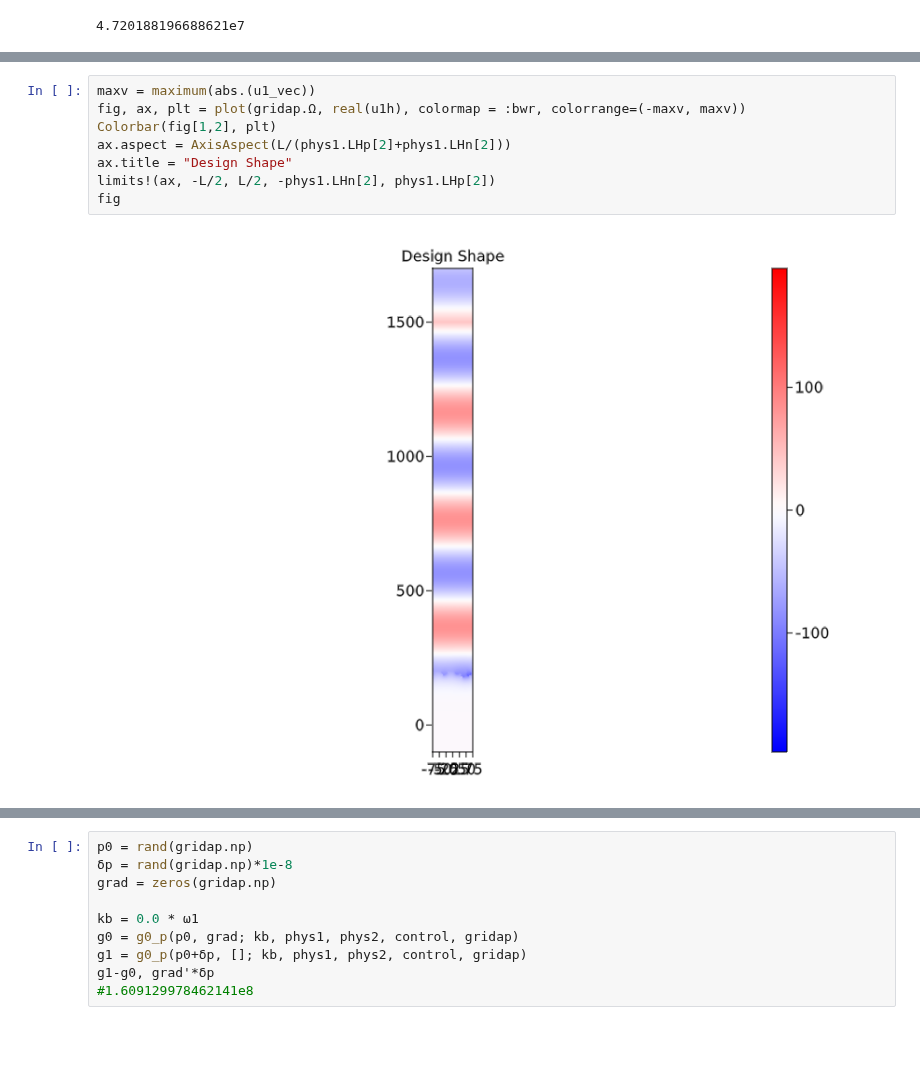
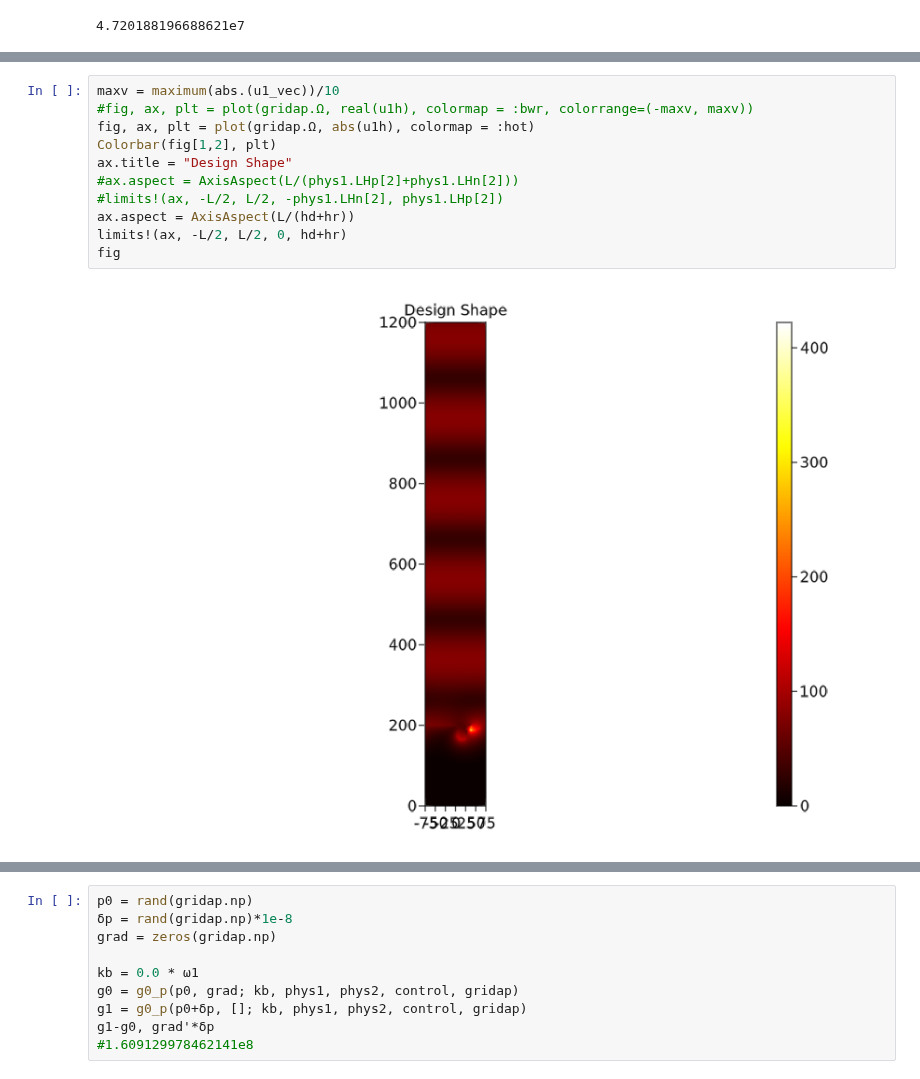
Before and after one commit to WenjieYao/RamanInFluid, a Jupyter notebook: Main.ipynb, the cells around one changed output, grey strips where cells are left out. Cells and saved outputs as stored; diff of their text form; blank space fills up the shorter version.

```diff
--- a/Main.ipynb
+++ b/Main.ipynb
@@ -256,11 +256,14 @@ fig
 # %%
-maxv = maximum(abs.(u1_vec))
-fig, ax, plt = plot(gridap.Ω, real(u1h), colormap = :bwr, colorrange=(-maxv, maxv))
+maxv = maximum(abs.(u1_vec))/10
+#fig, ax, plt = plot(gridap.Ω, real(u1h), colormap = :bwr, colorrange=(-maxv, maxv))
+fig, ax, plt = plot(gridap.Ω, abs(u1h), colormap = :hot)
 Colorbar(fig[1,2], plt)
-ax.aspect = AxisAspect(L/(phys1.LHp[2]+phys1.LHn[2]))
 ax.title = "Design Shape"
-limits!(ax, -L/2, L/2, -phys1.LHn[2], phys1.LHp[2])
+#ax.aspect = AxisAspect(L/(phys1.LHp[2]+phys1.LHn[2]))
+#limits!(ax, -L/2, L/2, -phys1.LHn[2], phys1.LHp[2])
+ax.aspect = AxisAspect(L/(hd+hr))
+limits!(ax, -L/2, L/2, 0, hd+hr)
 fig
 # %% [output]
-[figure, old version]
+[figure, new version]
 # %%
```
Also changed, not shown: parts of 9 cells of this notebook, 6 other files.
